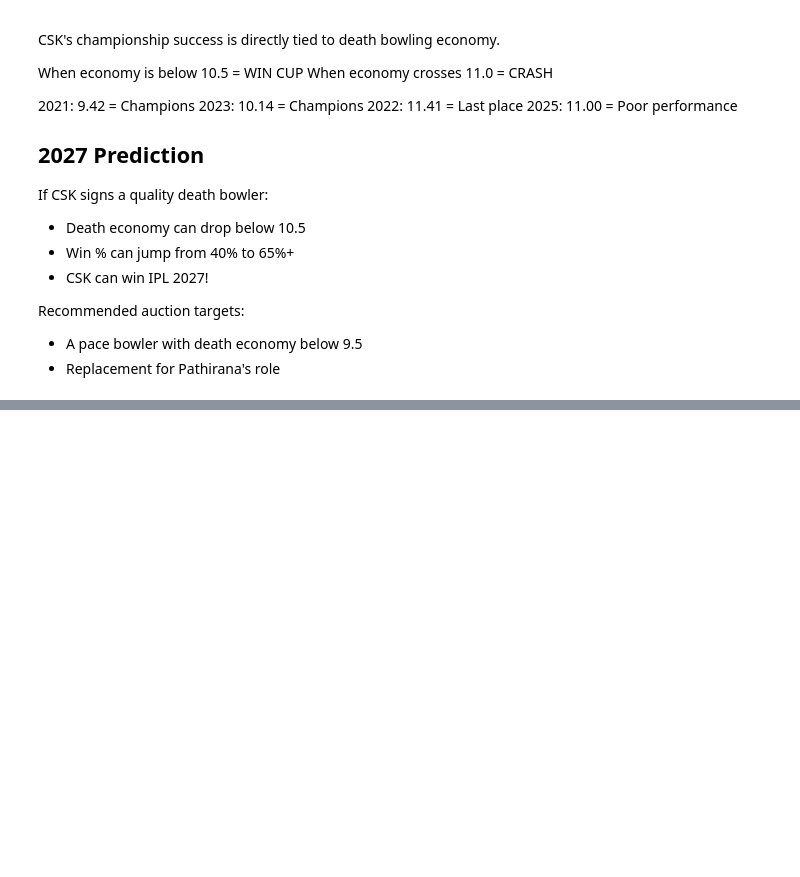
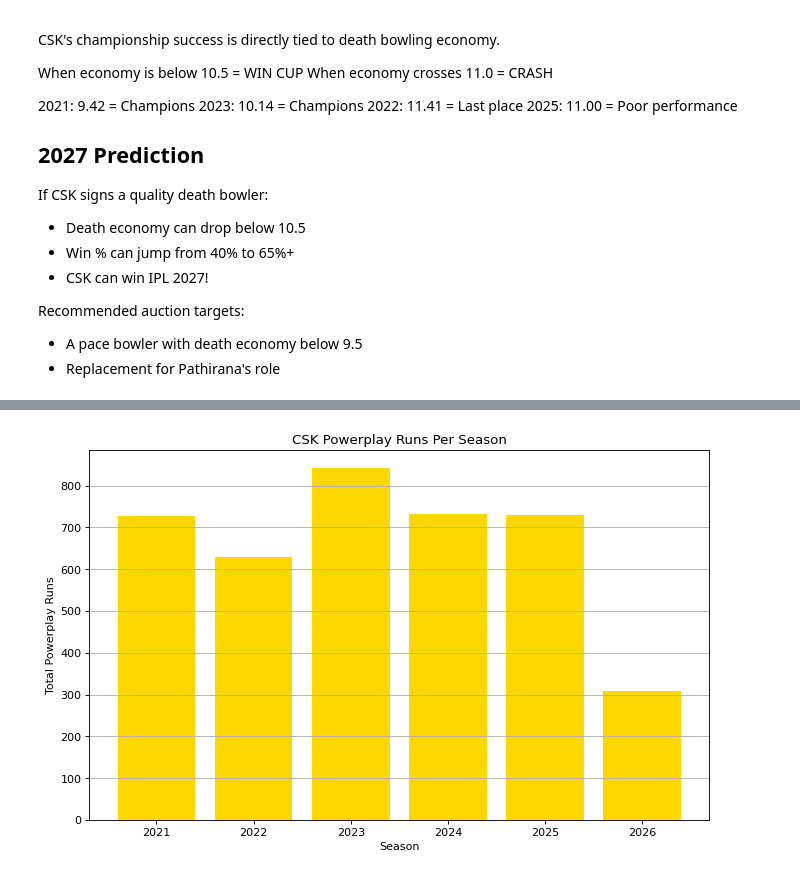
Before and after one commit to devikarnambigai086-rgb/csk-ipl-analysis-2027, a Jupyter notebook: CSK_Dynasty_to_Decline_2027.ipynb, the cells around one changed output, grey strips where cells are left out. Cells and saved outputs as stored; diff of their text form; code cells hidden in the pictures; blank space fills up the shorter version.

```diff
--- a/CSK_Dynasty_to_Decline_2027.ipynb
+++ b/CSK_Dynasty_to_Decline_2027.ipynb
@@ -332,0 +352,19 @@ win the cup.
+# %%
+# @title
+csk_pp = df[
+    (df['batting_team'] == 'Chennai Super Kings') &
+    (df['season'].isin(['2021','2022','2023','2024','2025','2026'])) &
+    (df['over'] < 6)
+]
+
+pp_runs = csk_pp.groupby('season')['runs_total'].sum()
+
+plt.figure(figsize=(10,6))
+plt.bar(pp_runs.index, pp_runs.values, color='gold')
+plt.title('CSK Powerplay Runs Per Season')
+plt.xlabel('Season')
+plt.ylabel('Total Powerplay Runs')
+plt.grid(axis='y')
+plt.show()
+# %% [output]
+[figure, added]
```
Also changed, not shown: parts of 44 cells of this notebook.
